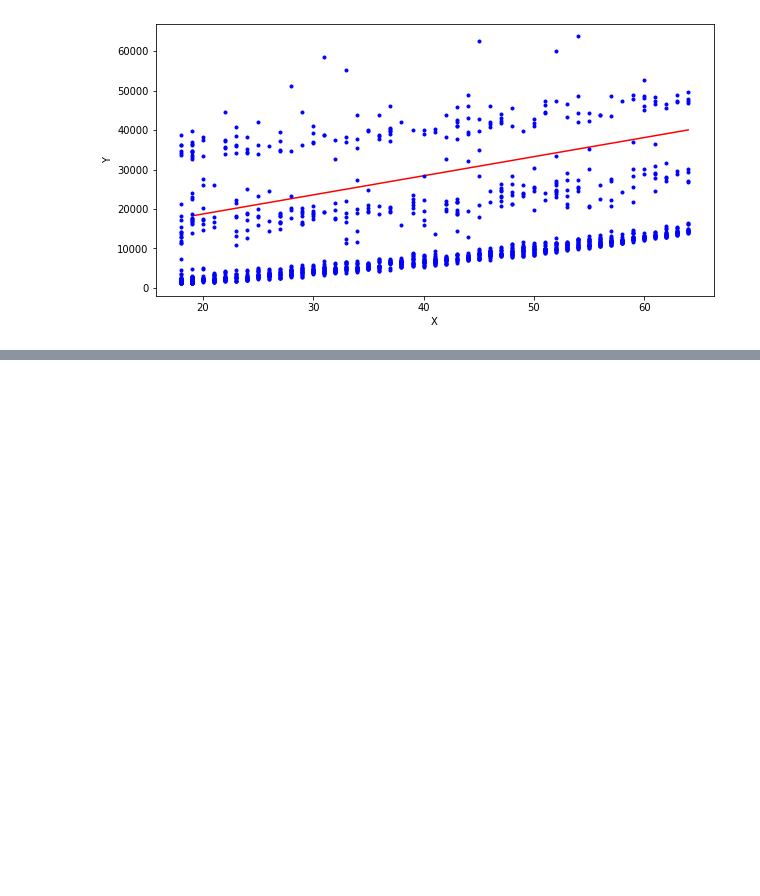
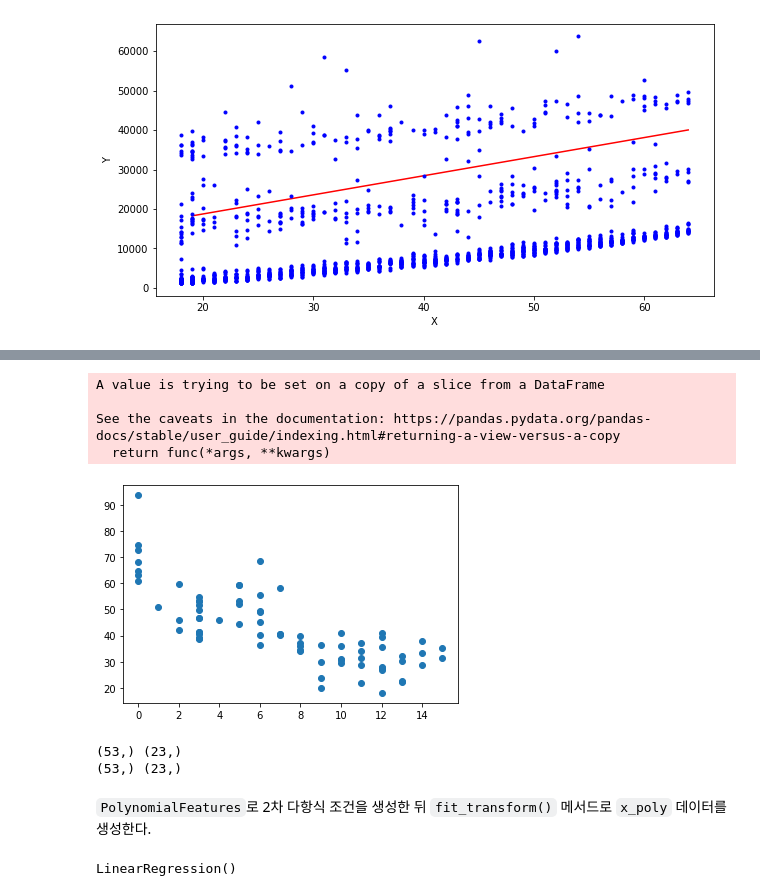
Before and after one commit to Bob-Cheol/bobtory, a Jupyter notebook: study/BigDataAnalyst/6. 머신러닝 - 지도학습.ipynb, the cells around one changed output, grey strips where cells are left out. Cells and saved outputs as stored; diff of their text form; code cells hidden in the pictures; blank space fills up the shorter version.

```diff
--- a/study/BigDataAnalyst/6. 머신러닝 - 지도학습.ipynb
+++ b/study/BigDataAnalyst/6. 머신러닝 - 지도학습.ipynb
@@ -276,0 +313,5 @@ plt.show()
+# %%
+import pandas as pd
+
+cereal = pd.read_csv('./datasets/cereal.csv')
+cereal.info()
@@ -276,0 +336,4 @@ plt.show()
+# %%
+cereal = cereal[cereal.columns[3:]]
+cereal = cereal[cereal.sugars >= 0]
+cereal.head()
@@ -276,0 +347,35 @@ plt.show()
+# %%
+import matplotlib.pyplot as plt
+
+cereal2 = cereal[['sugars', 'rating']]
+cereal2.sort_values(by=['sugars'], inplace=True)
+cereal2.reset_index(drop=True, inplace=True)
+
+x = cereal2['sugars'].values
+y = cereal2['rating'].values
+
+plt.scatter(x, y)
+plt.show()
+# %% [output]
+A value is trying to be set on a copy of a slice from a DataFrame
+
+See the caveats in the documentation: https://pandas.pydata.org/pandas-docs/stable/user_guide/indexing.html#returning-a-view-versus-a-copy
+  return func(*args, **kwargs)
+[figure, added]
+# %%
+from sklearn.model_selection import train_test_split
+
+x_train, x_test, y_train, y_test = train_test_split(
+  x,
+  y,
+  test_size=0.3,
+  random_state=1
+)
+
+print(x_train.shape, x_test.shape)
+print(y_train.shape, y_test.shape)
+# %% [output]
+(53,) (23,)
+(53,) (23,)
+# %% [markdown]
+`PolynomialFeatures`로 2차 다항식 조건을 생성한 뒤 `fit_transform()` 메서드로 `x_poly` 데이터를 생성한다.
@@ -276,0 +387,7 @@ plt.show()
+# %%
+from sklearn.linear_model import LinearRegression
+
+reg = LinearRegression()
+reg.fit(x_poly, y_train)
+# %% [output]
+LinearRegression()
```
Also changed, not shown: parts of 8 cells of this notebook, 1 other file.
